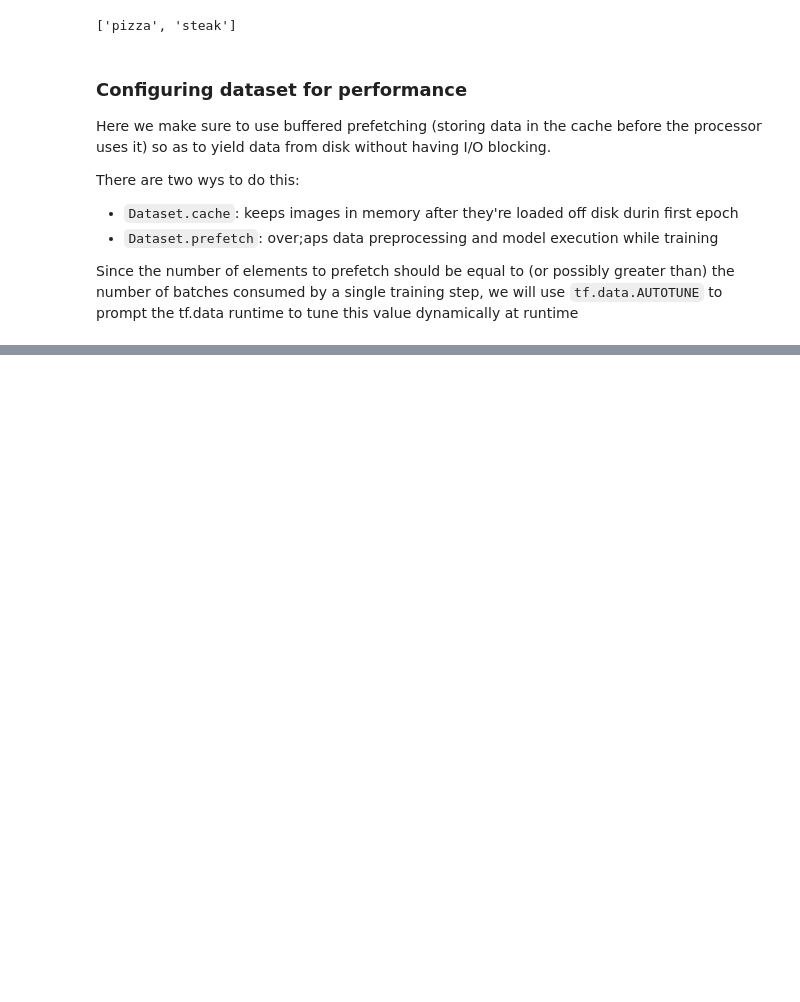
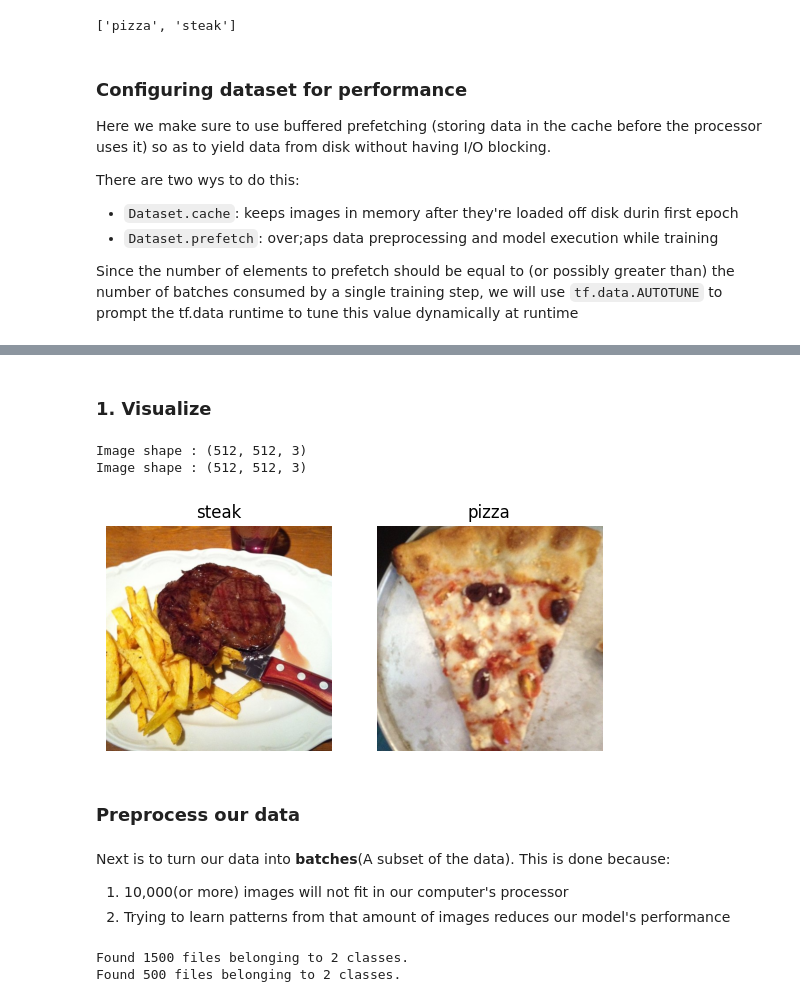
Before and after one commit to SheshamJoseph/Deep-Learning-with-Tensorflow-ZTM, a Jupyter notebook: 03_intro_to_cv_tensorflow.ipynb, the cells around one changed output, grey strips where cells are left out. Cells and saved outputs as stored; diff of their text form; code cells hidden in the pictures; blank space fills up the shorter version.

```diff
--- a/03_intro_to_cv_tensorflow.ipynb
+++ b/03_intro_to_cv_tensorflow.ipynb
@@ -361,0 +519,14 @@ Epoch 6/10
+# %% [markdown]
+### 1. Visualize
+# %%
+plt.figure()
+plt.subplot(1, 2, 1)
+steak_image = view_random_image('pizza_steak/train/', 'steak')
+plt.subplot(1, 2, 2)
+pizza_image = view_random_image('pizza_steak/train/', 'pizza')
+# %% [output]
+Image shape : (512, 512, 3)
+Image shape : (512, 512, 3)
+[figure, added]
+# %% [markdown]
+### Preprocess our data
@@ -361,0 +537,26 @@ Epoch 6/10
+# %% [markdown]
+Next is to turn our data into **batches**(A subset of the data). This is done because:
+1. 10,000(or more) images will not fit in our computer's processor
+2. Trying to learn patterns from that amount of images reduces our model's performance
+# %%
+# Load images from directory
+train_dataset = tf.keras.utils.image_dataset_from_directory(
+    directory=train_dir,
+    labels='inferred',
+    label_mode='binary',
+    batch_size=32,
+    seed=42,
+    image_size=(IMG_HEIGHT, IMG_WIDTH)
+)
+
+test_dataset = tf.keras.utils.image_dataset_from_directory(
+    directory=test_dir,
+    labels='inferred',
+    label_mode='binary',
+    batch_size=32,
+    seed=42,
+    image_size=(IMG_HEIGHT, IMG_WIDTH)
+)
+# %% [output]
+Found 1500 files belonging to 2 classes.
+Found 500 files belonging to 2 classes.
```
Also changed, not shown: parts of 17 cells of this notebook.
